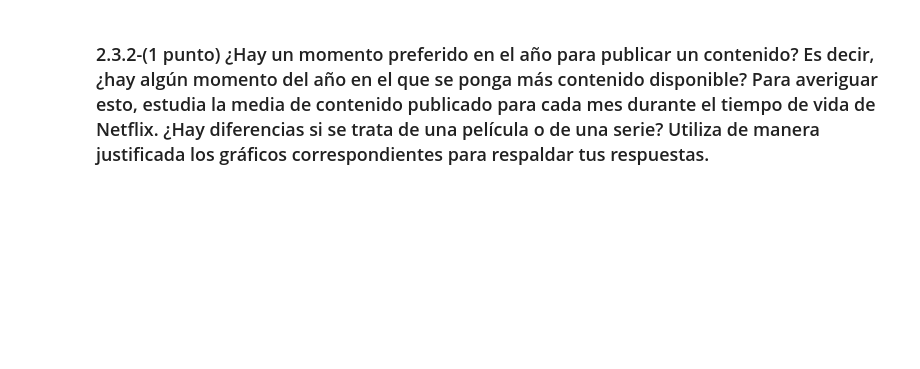
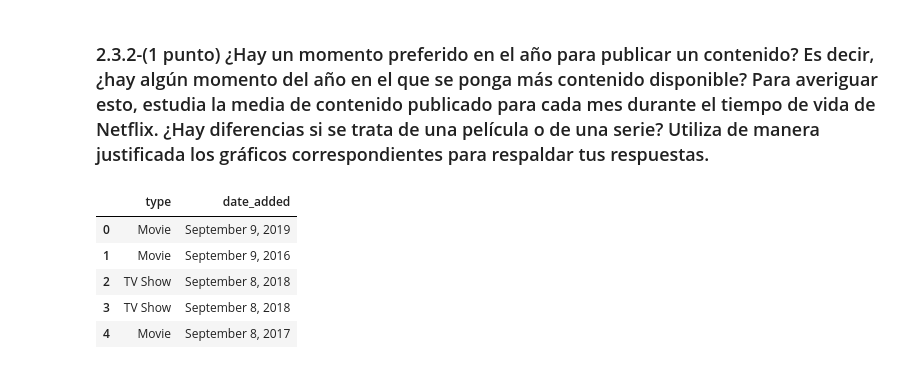
Before and after one commit to Jotivirix/Datamining_UFV, a Jupyter notebook: Lab1/entregable2/Lab1-Entregable2.ipynb, the cells around one changed output. Drawn from its saved outputs; the diff is of its cells as text; code cells hidden in the pictures; blank space fills up the shorter version.

```diff
--- a/Lab1/entregable2/Lab1-Entregable2.ipynb
+++ b/Lab1/entregable2/Lab1-Entregable2.ipynb
@@ -402,0 +422,12 @@ De nuevo, hemos escogido el gráfico de barras para representar los datos ya que
+# %%
+#Necesitamos un dataframe con el tipo de contenido y la fecha de publicacion en Netflix
+df_Month = df_netflix[['type','date_added']]
+#Visualizamos los datos
+df_Month.head()
+# %% [output]
+|  | type | date_added |
+| 0 | Movie | September 9, 2019 |
+| 1 | Movie | September 9, 2016 |
+| 2 | TV Show | September 8, 2018 |
+| 3 | TV Show | September 8, 2018 |
+| 4 | Movie | September 8, 2017 |
```
Also changed, not shown: parts of 21 cells of this notebook.
